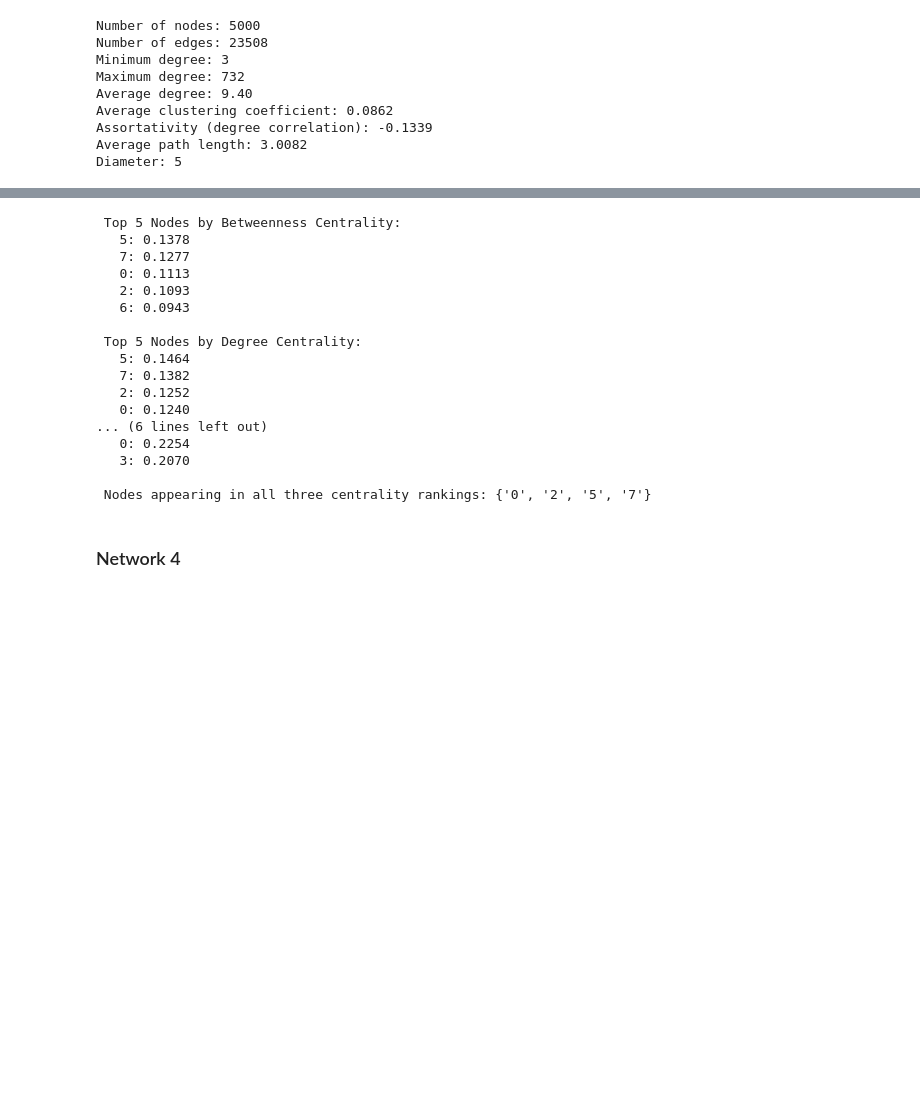
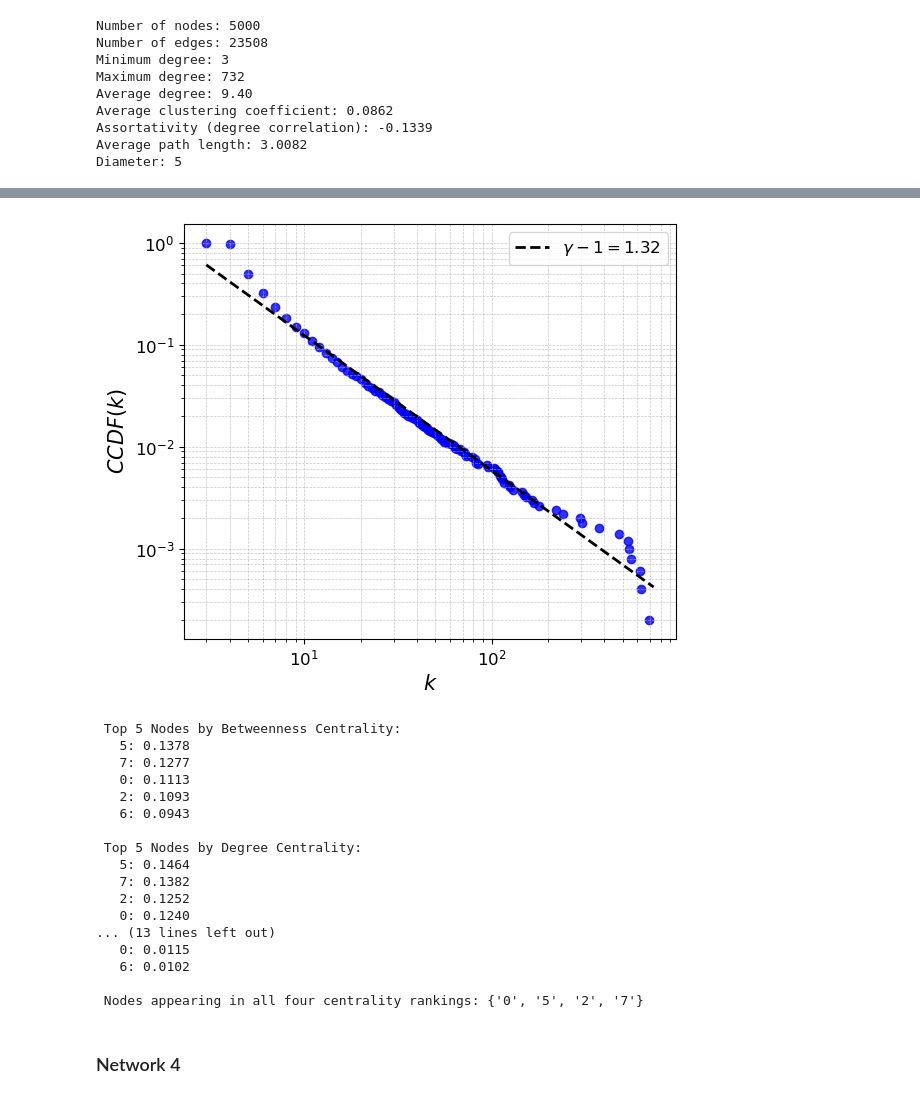
Before and after one commit to imiguelrodriguez/A1_ComplexNetworks, a Jupyter notebook: networks_analyzer.ipynb, the cells around one changed output, grey strips where cells are left out. Saved outputs shown, nothing was run; the diff lists cells and outputs as text; code cells hidden in the pictures; blank space fills up the shorter version.

```diff
--- a/networks_analyzer.ipynb
+++ b/networks_analyzer.ipynb
@@ -125,3 +133,7 @@ net3.plot_histograms()
+# %%
+net3.fit_CCDF()
+# %% [output]
+[figure, added]
 # %%
 net3.extract_microscopic_features()
 # %% [output]
@@ -137,11 +149,11 @@ net3.extract_microscopic_features()
    7: 0.1382
    2: 0.1252
    0: 0.1240
-... (6 lines left out)
-   0: 0.2254
-   3: 0.2070
+... (13 lines left out)
+   0: 0.0115
+   6: 0.0102
 
- Nodes appearing in all three centrality rankings: {'0', '2', '5', '7'}
+ Nodes appearing in all four centrality rankings: {'0', '5', '2', '7'}
 # %% [markdown]
 ### Network 4
 # %%
```
Also changed, not shown: parts of 10 cells of this notebook, 1 other file.
